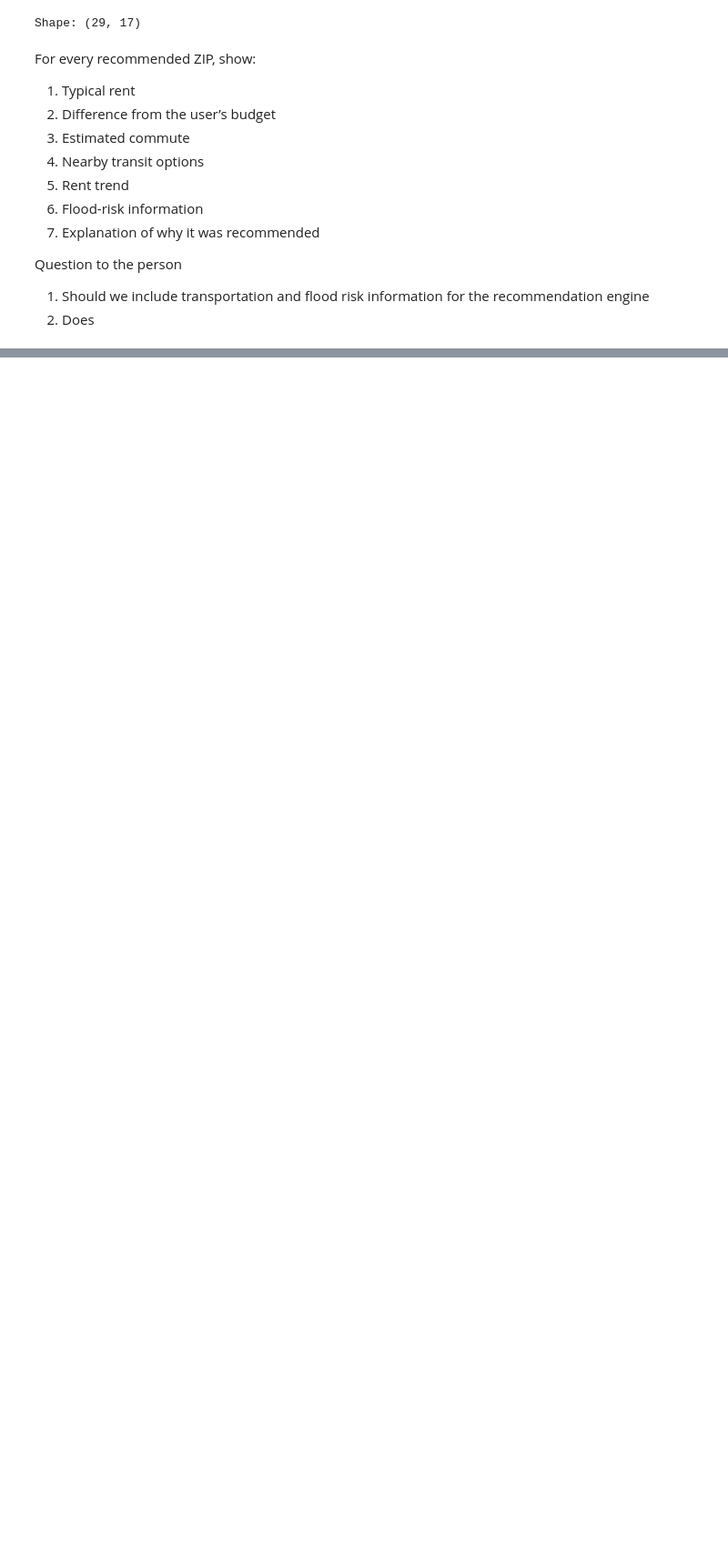
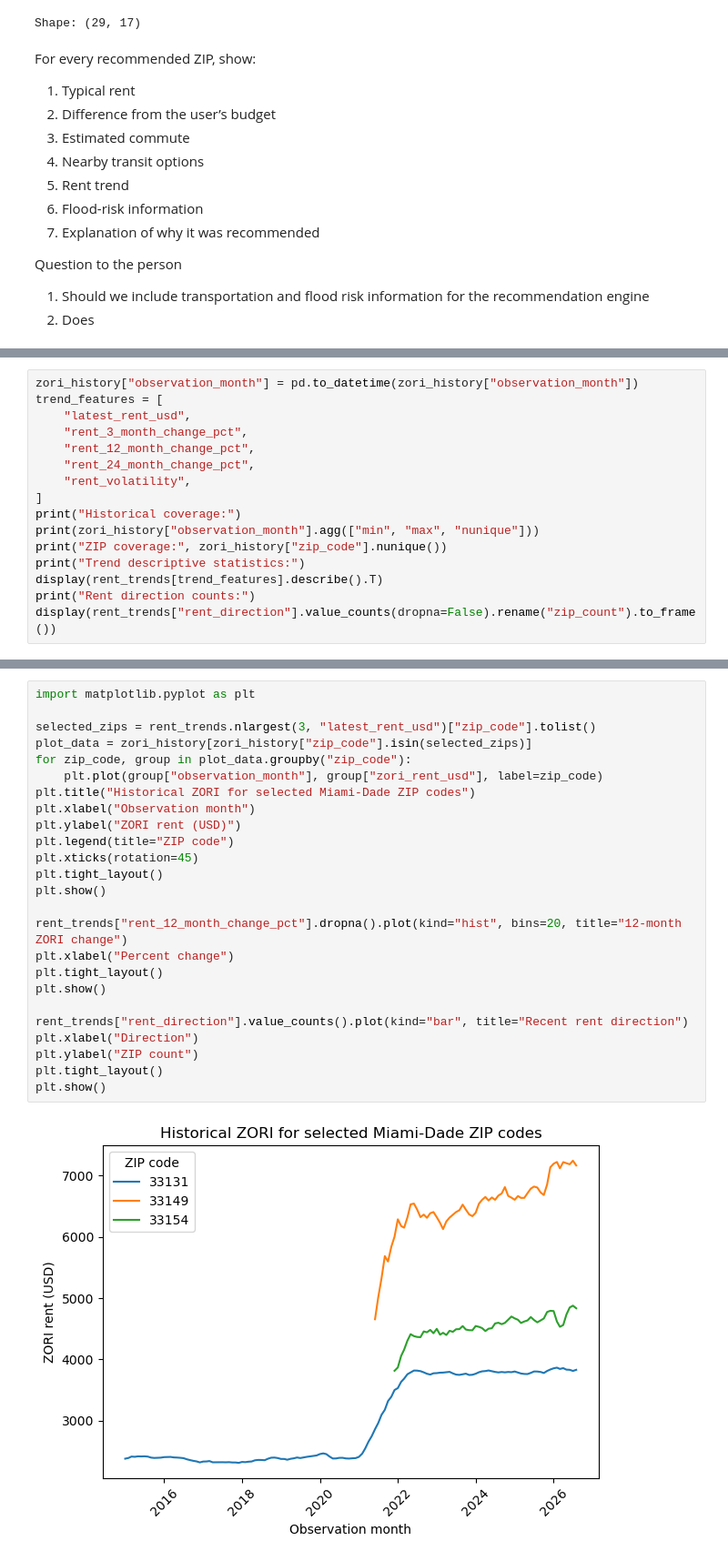
Before and after one commit to Break-Through-Tech/Flow-1B-responsible-ai-prototype-for-personalized-neighborhood-recommendations, a Jupyter notebook: notebooks/explore-data.ipynb, the cells around one changed output, grey strips where cells are left out. Shown at 91% size. Drawn from its saved outputs; the diff is of its cells as text; blank space fills up the shorter version.

```diff
--- a/notebooks/explore-data.ipynb
+++ b/notebooks/explore-data.ipynb
@@ -95,0 +488,16 @@ Question to the person
+# %%
+zori_history["observation_month"] = pd.to_datetime(zori_history["observation_month"])
+trend_features = [
+    "latest_rent_usd",
+    "rent_3_month_change_pct",
+    "rent_12_month_change_pct",
+    "rent_24_month_change_pct",
+    "rent_volatility",
+]
+print("Historical coverage:")
+print(zori_history["observation_month"].agg(["min", "max", "nunique"]))
+print("ZIP coverage:", zori_history["zip_code"].nunique())
+print("Trend descriptive statistics:")
+display(rent_trends[trend_features].describe().T)
+print("Rent direction counts:")
+display(rent_trends["rent_direction"].value_counts(dropna=False).rename("zip_count").to_frame())
@@ -95,0 +524,27 @@ Question to the person
+# %%
+import matplotlib.pyplot as plt
+
+selected_zips = rent_trends.nlargest(3, "latest_rent_usd")["zip_code"].tolist()
+plot_data = zori_history[zori_history["zip_code"].isin(selected_zips)]
+for zip_code, group in plot_data.groupby("zip_code"):
+    plt.plot(group["observation_month"], group["zori_rent_usd"], label=zip_code)
+plt.title("Historical ZORI for selected Miami-Dade ZIP codes")
+plt.xlabel("Observation month")
+plt.ylabel("ZORI rent (USD)")
+plt.legend(title="ZIP code")
+plt.xticks(rotation=45)
+plt.tight_layout()
+plt.show()
+
+rent_trends["rent_12_month_change_pct"].dropna().plot(kind="hist", bins=20, title="12-month ZORI change")
+plt.xlabel("Percent change")
+plt.tight_layout()
+plt.show()
+
+rent_trends["rent_direction"].value_counts().plot(kind="bar", title="Recent rent direction")
+plt.xlabel("Direction")
+plt.ylabel("ZIP count")
+plt.tight_layout()
+plt.show()
+# %% [output]
+[figure, added]
```
Also changed, not shown: parts of 13 cells of this notebook, 10 other files.
